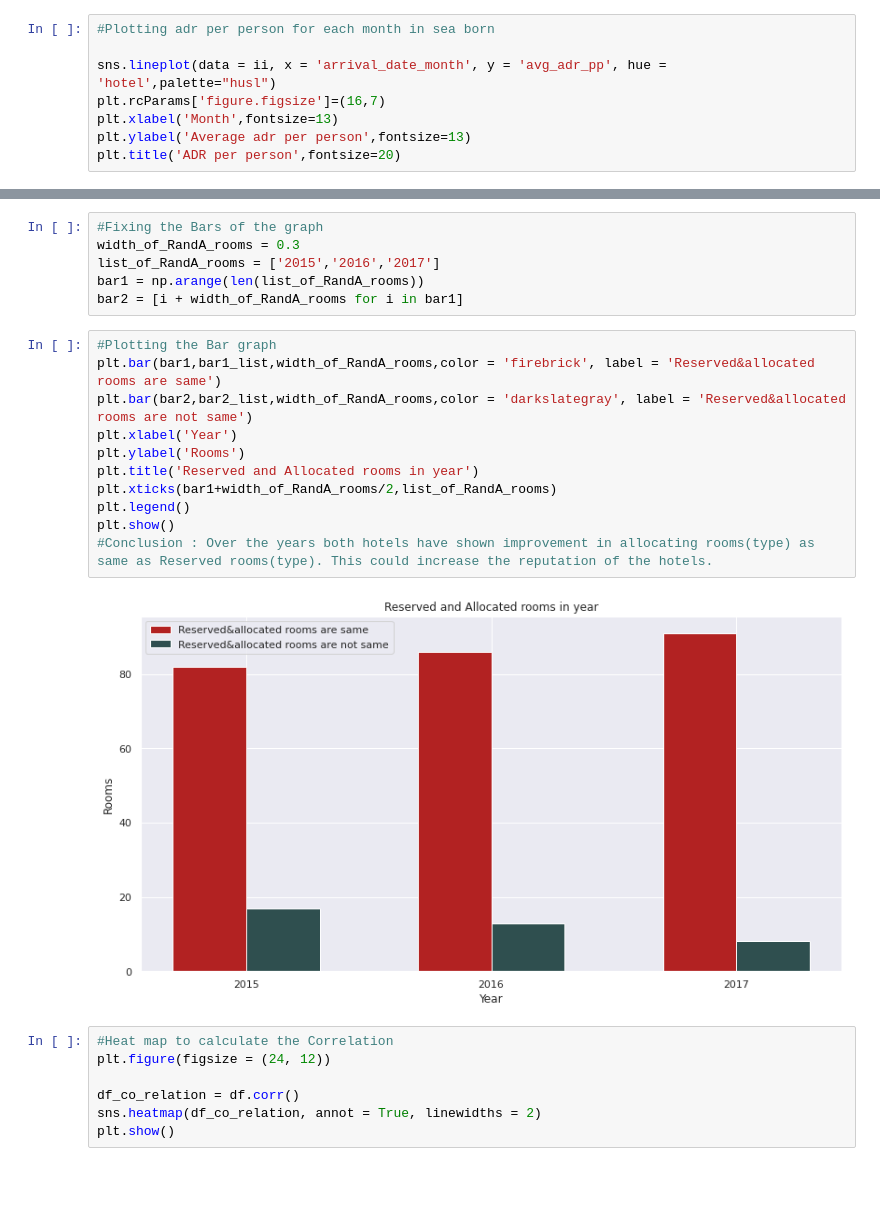
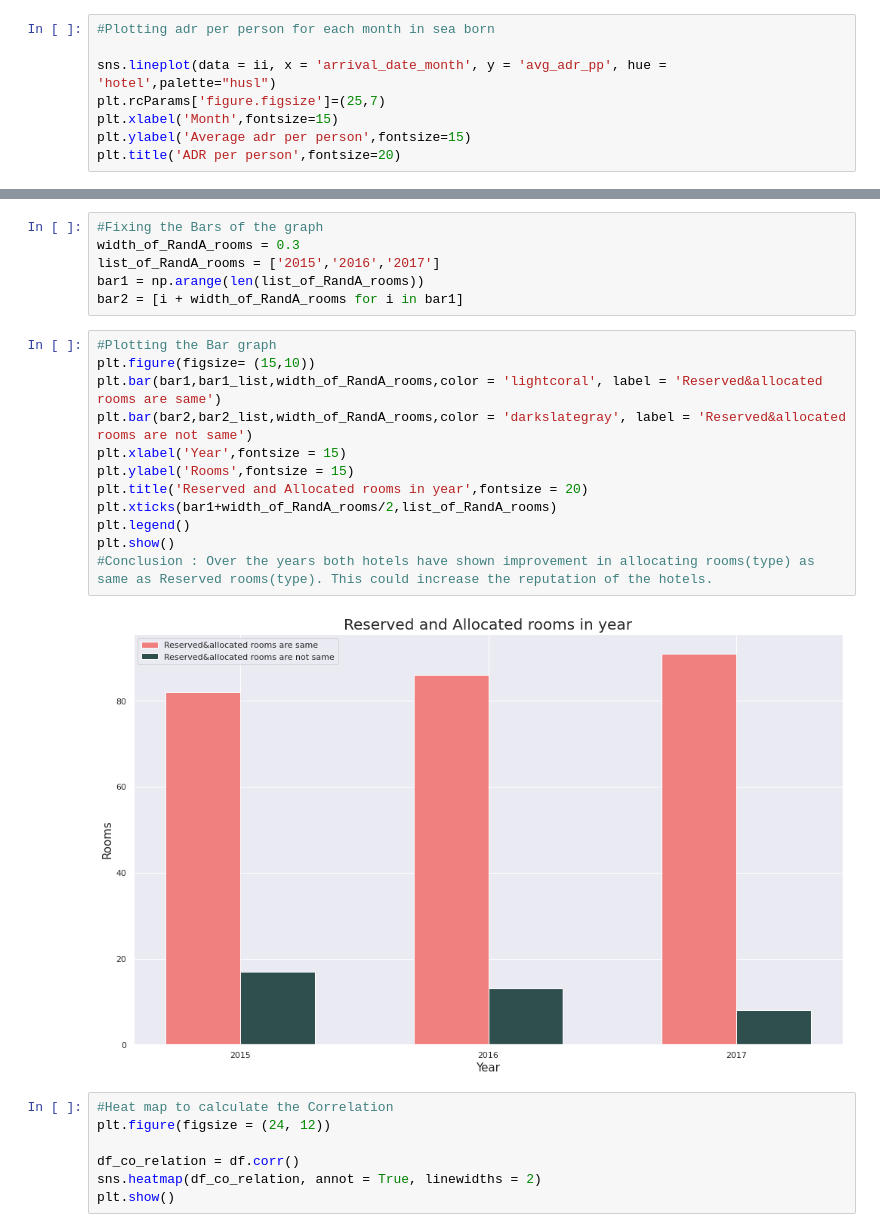
Before and after one commit to SethupathyM/EDA---Capstone-Project, a Jupyter notebook: Hotel_Booking_Capstone_Project.ipynb, the cells around one changed output, grey strips where cells are left out. Drawn from its saved outputs; the diff is of its cells as text; blank space fills up the shorter version.

```diff
--- a/Hotel_Booking_Capstone_Project.ipynb
+++ b/Hotel_Booking_Capstone_Project.ipynb
@@ -516,9 +520,9 @@ ii=hh.sort_values(by='month_number')
 #Plotting adr per person for each month in sea born
 
 sns.lineplot(data = ii, x = 'arrival_date_month', y = 'avg_adr_pp', hue = 'hotel',palette="husl")
-plt.rcParams['figure.figsize']=(16,7)
-plt.xlabel('Month',fontsize=13)
-plt.ylabel('Average adr per person',fontsize=13)
+plt.rcParams['figure.figsize']=(25,7)
+plt.xlabel('Month',fontsize=15)
+plt.ylabel('Average adr per person',fontsize=15)
 plt.title('ADR per person',fontsize=20)
 # %% [output]
 Text(0.5, 1.0, 'ADR per person')
@@ -569,17 +573,18 @@ bar1 = np.arange(len(list_of_RandA_rooms))
 bar2 = [i + width_of_RandA_rooms for i in bar1]
 # %%
 #Plotting the Bar graph
-plt.bar(bar1,bar1_list,width_of_RandA_rooms,color = 'firebrick', label = 'Reserved&allocated rooms are same')
+plt.figure(figsize= (15,10))
+plt.bar(bar1,bar1_list,width_of_RandA_rooms,color = 'lightcoral', label = 'Reserved&allocated rooms are same')
 plt.bar(bar2,bar2_list,width_of_RandA_rooms,color = 'darkslategray', label = 'Reserved&allocated rooms are not same')
-plt.xlabel('Year')
-plt.ylabel('Rooms')
-plt.title('Reserved and Allocated rooms in year')
+plt.xlabel('Year',fontsize = 15)
+plt.ylabel('Rooms',fontsize = 15)
+plt.title('Reserved and Allocated rooms in year',fontsize = 20)
 plt.xticks(bar1+width_of_RandA_rooms/2,list_of_RandA_rooms)
 plt.legend()
 plt.show()
 #Conclusion : Over the years both hotels have shown improvement in allocating rooms(type) as same as Reserved rooms(type). This could increase the reputation of the hotels.
 # %% [output]
-[figure, old version]
+[figure, new version]
 # %%
 #Heat map to calculate the Correlation
 plt.figure(figsize = (24, 12))
```
Also changed, not shown: parts of 15 cells of this notebook.
